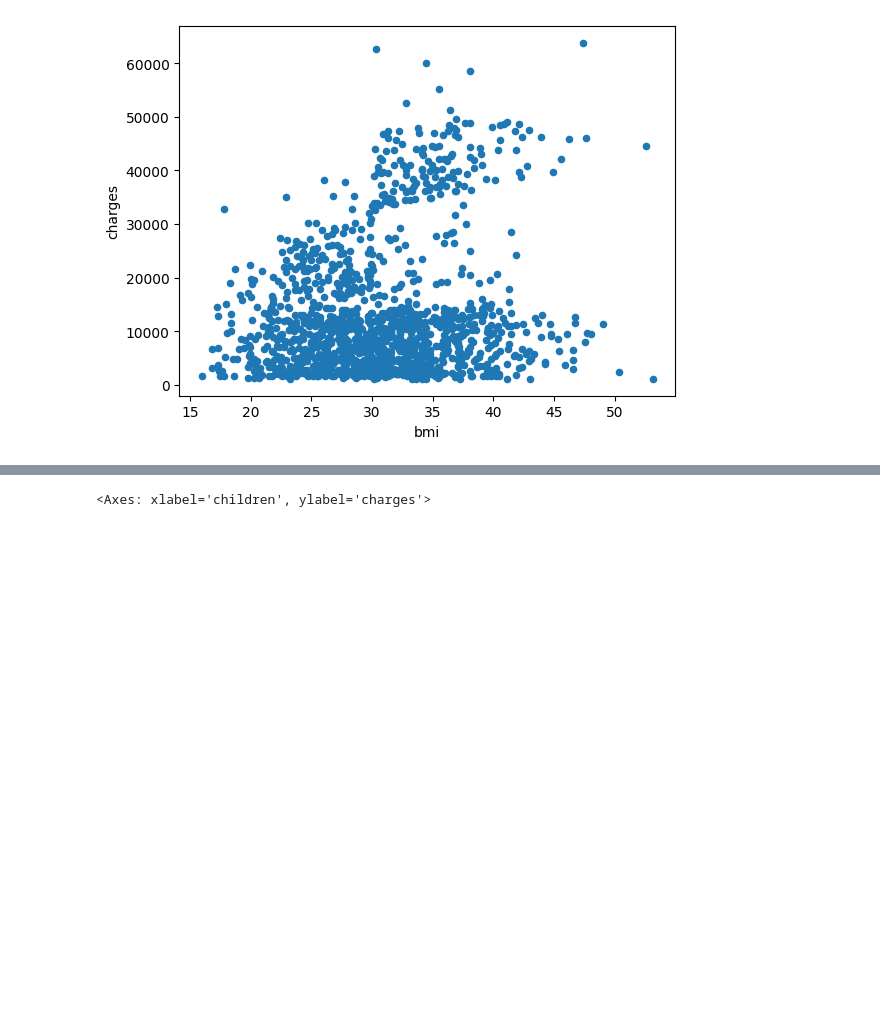
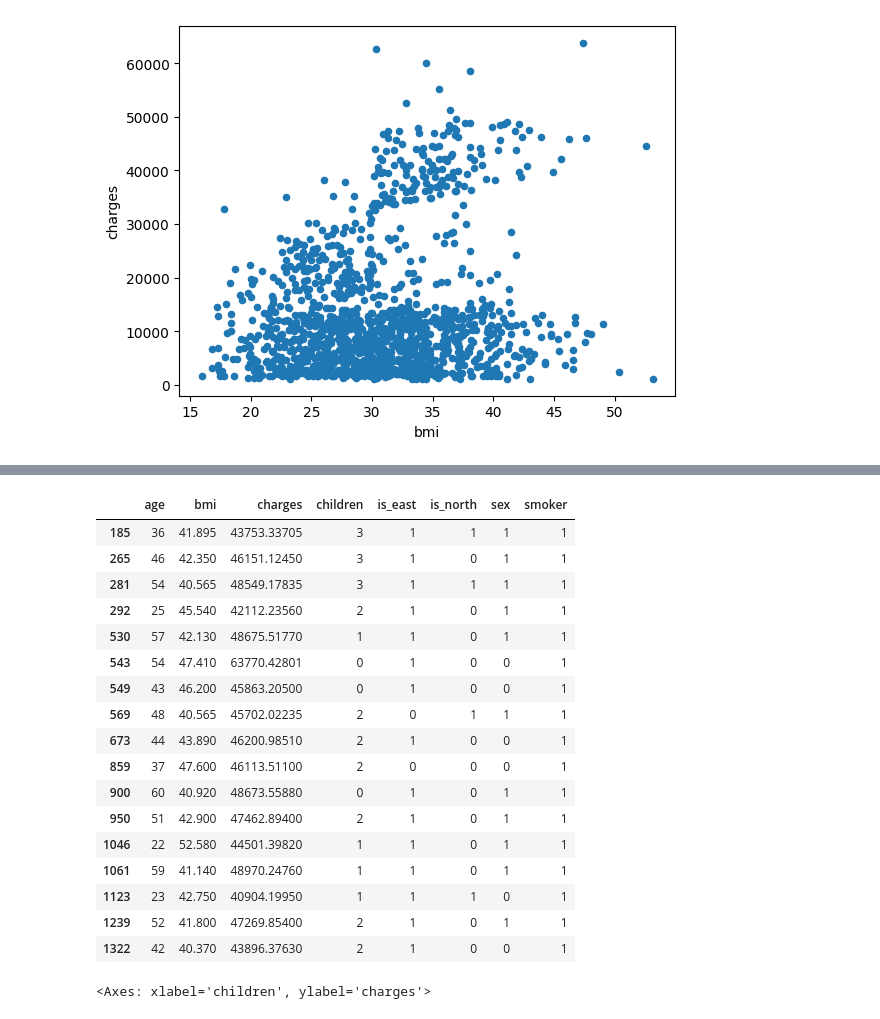
Before and after one commit to Daviddavid-sudo/Briefprimeassurance, a Jupyter notebook: dataanalyst.ipynb, the cells around one changed output, grey strips where cells are left out. Saved outputs shown, nothing was run; the diff lists cells and outputs as text; code cells hidden in the pictures; blank space fills up the shorter version.

```diff
--- a/dataanalyst.ipynb
+++ b/dataanalyst.ipynb
@@ -58,3 +81,24 @@ data[['bmi', 'charges']].plot.scatter('bmi','charges')
+# %%
+data[(data['bmi']>40)& (data['charges']>40000)]
+# %% [output]
+|  | age | bmi | charges | children | is_east | is_north | sex | smoker |
+| 185 | 36 | 41.895 | 43753.33705 | 3 | 1 | 1 | 1 | 1 |
+| 265 | 46 | 42.350 | 46151.12450 | 3 | 1 | 0 | 1 | 1 |
+| 281 | 54 | 40.565 | 48549.17835 | 3 | 1 | 1 | 1 | 1 |
+| 292 | 25 | 45.540 | 42112.23560 | 2 | 1 | 0 | 1 | 1 |
+| 530 | 57 | 42.130 | 48675.51770 | 1 | 1 | 0 | 1 | 1 |
+| 543 | 54 | 47.410 | 63770.42801 | 0 | 1 | 0 | 0 | 1 |
+| 549 | 43 | 46.200 | 45863.20500 | 0 | 1 | 0 | 0 | 1 |
+| 569 | 48 | 40.565 | 45702.02235 | 2 | 0 | 1 | 1 | 1 |
+| 673 | 44 | 43.890 | 46200.98510 | 2 | 1 | 0 | 0 | 1 |
+| 859 | 37 | 47.600 | 46113.51100 | 2 | 0 | 0 | 0 | 1 |
+| 900 | 60 | 40.920 | 48673.55880 | 0 | 1 | 0 | 1 | 1 |
+| 950 | 51 | 42.900 | 47462.89400 | 2 | 1 | 0 | 1 | 1 |
+| 1046 | 22 | 52.580 | 44501.39820 | 1 | 1 | 0 | 1 | 1 |
+| 1061 | 59 | 41.140 | 48970.24760 | 1 | 1 | 0 | 1 | 1 |
+| 1123 | 23 | 42.750 | 40904.19950 | 1 | 1 | 1 | 0 | 1 |
+| 1239 | 52 | 41.800 | 47269.85400 | 2 | 1 | 0 | 1 | 1 |
+| 1322 | 42 | 40.370 | 43896.37630 | 2 | 1 | 0 | 0 | 1 |
 # %%
 data[['children', 'charges']].plot.scatter('children','charges')
 # %% [output]
```
Also changed, not shown: parts of 4 cells of this notebook, 1 other file.
